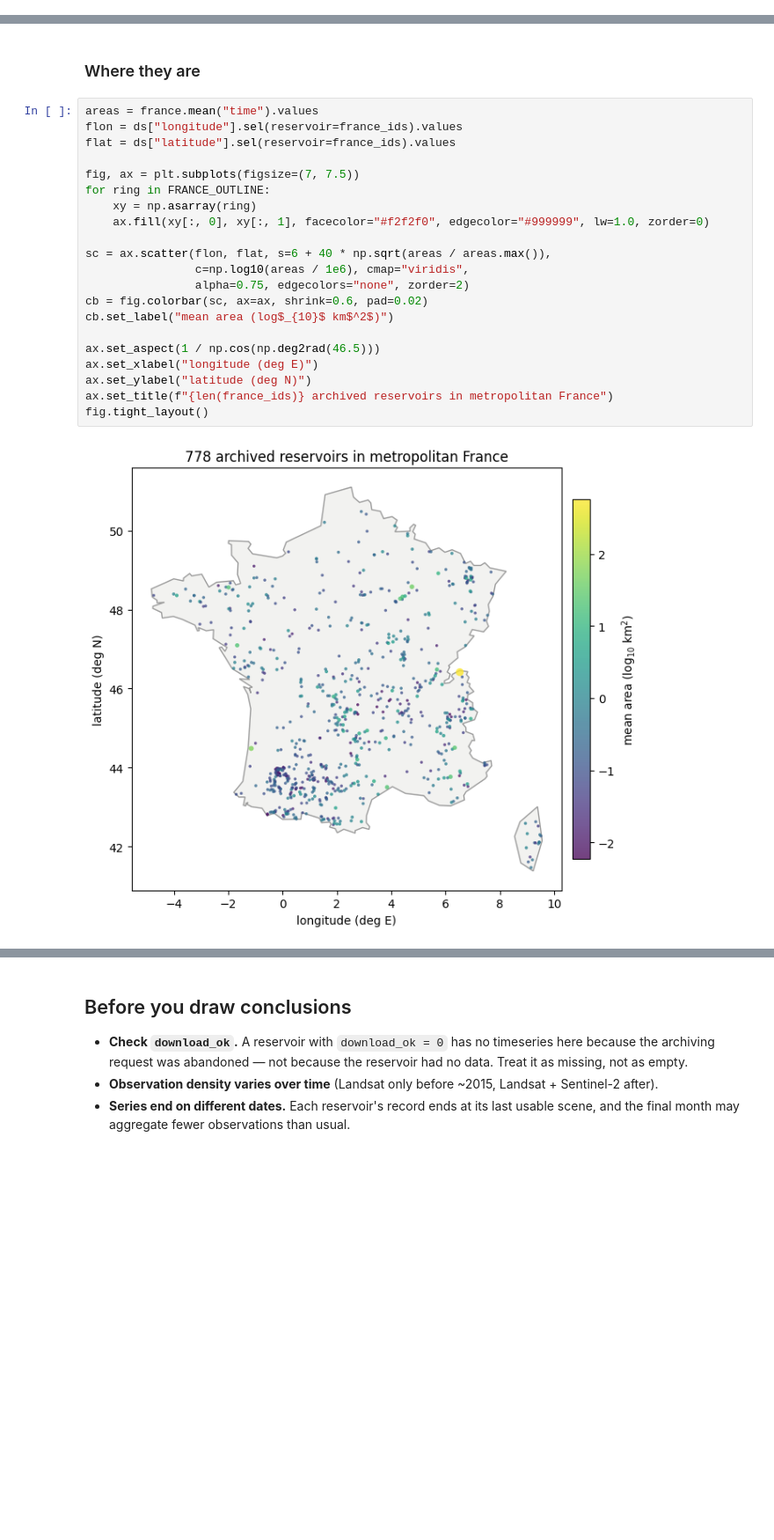
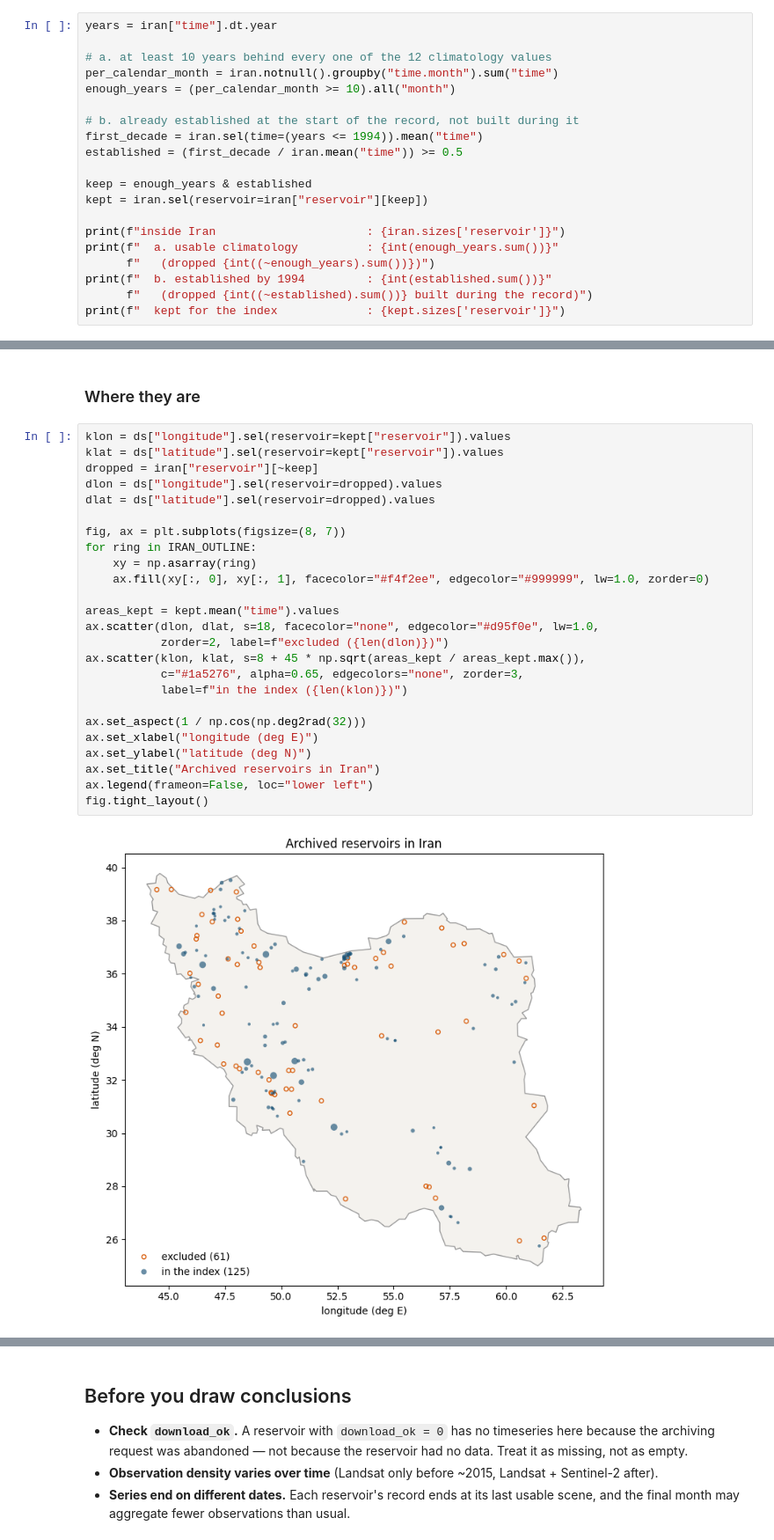
Before and after one commit to jaapschellekens/GWW_archive, a Jupyter notebook: example_timeseries.ipynb, the cells around one changed output, grey strips where cells are left out. Shown at 88% size. Saved outputs shown, nothing was run; the diff lists cells and outputs as text; blank space fills up the shorter version.

```diff
--- a/example_timeseries.ipynb
+++ b/example_timeseries.ipynb
@@ -546,0 +584,20 @@ monthly block: (778, 500) = 1.6 MB
+# %%
+years = iran["time"].dt.year
+
+# a. at least 10 years behind every one of the 12 climatology values
+per_calendar_month = iran.notnull().groupby("time.month").sum("time")
+enough_years = (per_calendar_month >= 10).all("month")
+
+# b. already established at the start of the record, not built during it
+first_decade = iran.sel(time=(years <= 1994)).mean("time")
+established = (first_decade / iran.mean("time")) >= 0.5
+
+keep = enough_years & established
+kept = iran.sel(reservoir=iran["reservoir"][keep])
+
+print(f"inside Iran                      : {iran.sizes['reservoir']}")
+print(f"  a. usable climatology          : {int(enough_years.sum())}"
+      f"   (dropped {int((~enough_years).sum())})")
+print(f"  b. established by 1994         : {int(established.sum())}"
+      f"   (dropped {int((~established).sum())} built during the record)")
+print(f"  kept for the index             : {kept.sizes['reservoir']}")
@@ -547,26 +609,30 @@ monthly block: (778, 500) = 1.6 MB
 # %% [markdown]
 ### Where they are
 # %%
-areas = france.mean("time").values
-flon = ds["longitude"].sel(reservoir=france_ids).values
-flat = ds["latitude"].sel(reservoir=france_ids).values
+klon = ds["longitude"].sel(reservoir=kept["reservoir"]).values
+klat = ds["latitude"].sel(reservoir=kept["reservoir"]).values
+dropped = iran["reservoir"][~keep]
+dlon = ds["longitude"].sel(reservoir=dropped).values
+dlat = ds["latitude"].sel(reservoir=dropped).values
 
-fig, ax = plt.subplots(figsize=(7, 7.5))
-for ring in FRANCE_OUTLINE:
+fig, ax = plt.subplots(figsize=(8, 7))
+for ring in IRAN_OUTLINE:
     xy = np.asarray(ring)
-    ax.fill(xy[:, 0], xy[:, 1], facecolor="#f2f2f0", edgecolor="#999999", lw=1.0, zorder=0)
+    ax.fill(xy[:, 0], xy[:, 1], facecolor="#f4f2ee", edgecolor="#999999", lw=1.0, zorder=0)
 
-sc = ax.scatter(flon, flat, s=6 + 40 * np.sqrt(areas / areas.max()),
-                c=np.log10(areas / 1e6), cmap="viridis",
-                alpha=0.75, edgecolors="none", zorder=2)
-cb = fig.colorbar(sc, ax=ax, shrink=0.6, pad=0.02)
-cb.set_label("mean area (log$_{10}$ km$^2$)")
+areas_kept = kept.mean("time").values
+ax.scatter(dlon, dlat, s=18, facecolor="none", edgecolor="#d95f0e", lw=1.0,
+           zorder=2, label=f"excluded ({len(dlon)})")
+ax.scatter(klon, klat, s=8 + 45 * np.sqrt(areas_kept / areas_kept.max()),
+           c="#1a5276", alpha=0.65, edgecolors="none", zorder=3,
+           label=f"in the index ({len(klon)})")
 
-ax.set_aspect(1 / np.cos(np.deg2rad(46.5)))
+ax.set_aspect(1 / np.cos(np.deg2rad(32)))
 ax.set_xlabel("longitude (deg E)")
 ax.set_ylabel("latitude (deg N)")
-ax.set_title(f"{len(france_ids)} archived reservoirs in metropolitan France")
+ax.set_title("Archived reservoirs in Iran")
+ax.legend(frameon=False, loc="lower left")
 fig.tight_layout()
 # %% [output]
-[figure, old version]
+[figure, new version]
 # %% [markdown]
```
Also changed, not shown: parts of 14 cells of this notebook, 1 other file.
